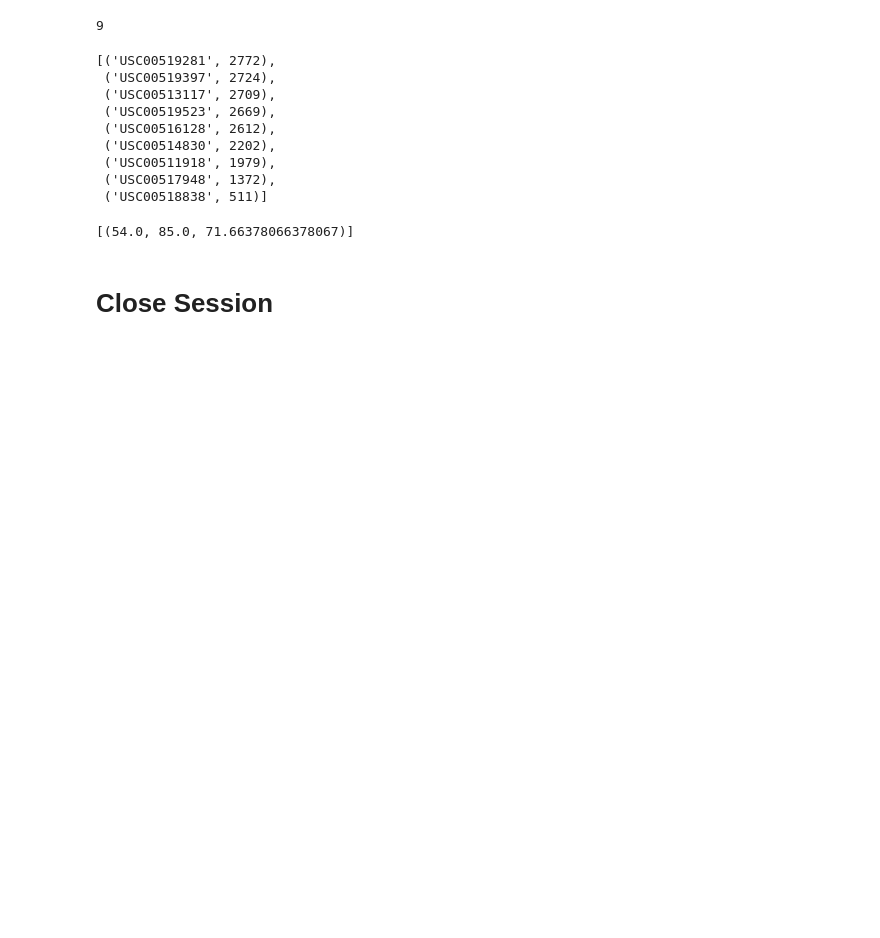
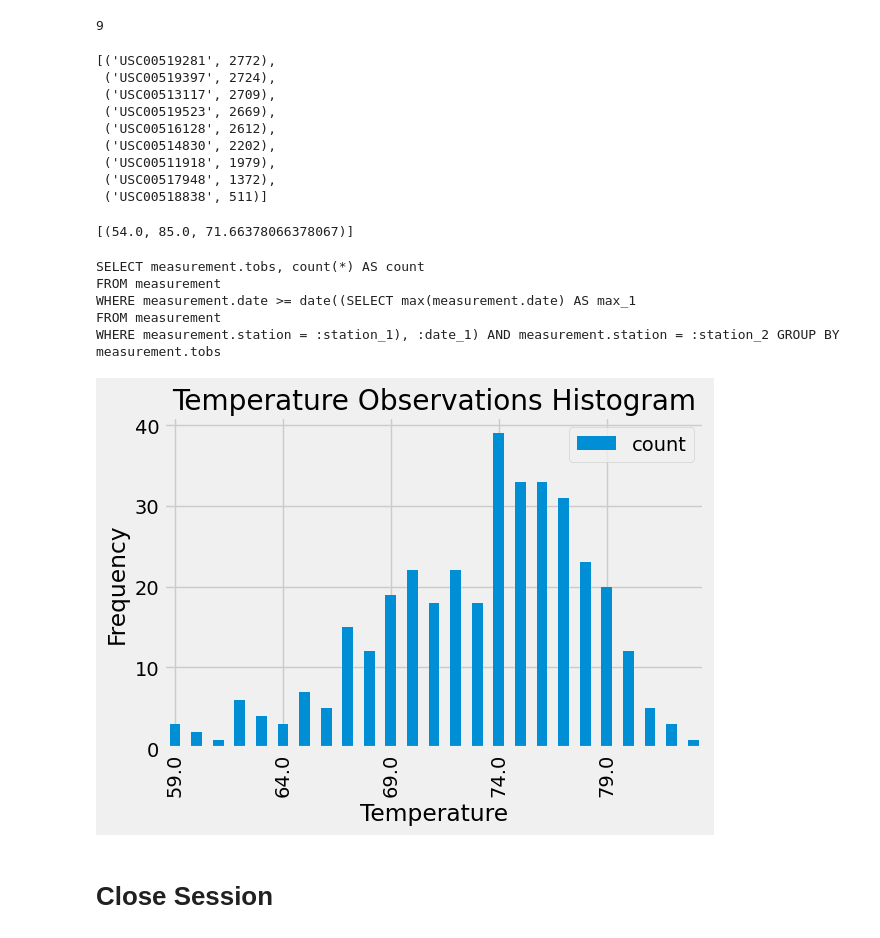
Before and after one commit to jhammans/sqlalchemy-challenge, a Jupyter notebook: SurfsUp/climate_starter.ipynb, the cells around one changed output. Cells and saved outputs as stored; diff of their text form; code cells hidden in the pictures; blank space fills up the shorter version.

Commit message:
Finished station analysis

```diff
--- a/SurfsUp/climate_starter.ipynb
+++ b/SurfsUp/climate_starter.ipynb
@@ -141,3 +138,46 @@ session.query(func.min(Measurement.tobs).label('min_temp'),
+# %%
+# Using the most active station id
+# Query the last 12 months of temperature observation data for this station and plot the results as a histogram
+station_subquery = session.query(func.max(Measurement.date)).where(Measurement.station == 'USC00519281').scalar_subquery()
+
+
+# Main query
+station_query = (
+    session.query(
+        Measurement.tobs,
+        func.count().label('count')
+    )
+    .filter(
+        and_(
+            Measurement.date >= func.date(station_subquery, '-12 months'),
+            Measurement.station == 'USC00519281'
+        )
+    )
+).group_by(Measurement.tobs).statement
+print(station_query)
+
+
+station_df = pd.read_sql(station_query, engine)
+
+# Plot the histogram
+station_df.plot(kind='bar', x='tobs', y='count')
+plt.gca().xaxis.set_major_locator(plt.MaxNLocator(nbins=5))
+
+# Adding title and labels
+plt.title('Temperature Observations Histogram')
+plt.xlabel('Temperature')
+plt.ylabel('Frequency')
+plt.tight_layout()
+
+# Show the plot
+plt.show()
+# %% [output]
+SELECT measurement.tobs, count(*) AS count
+FROM measurement
+WHERE measurement.date >= date((SELECT max(measurement.date) AS max_1
+FROM measurement
+WHERE measurement.station = :station_1), :date_1) AND measurement.station = :station_2 GROUP BY measurement.tobs
+[figure, added]
 # %% [markdown]
 # Close Session
 # %%
```
Also changed, not shown: parts of 2 cells of this notebook.
